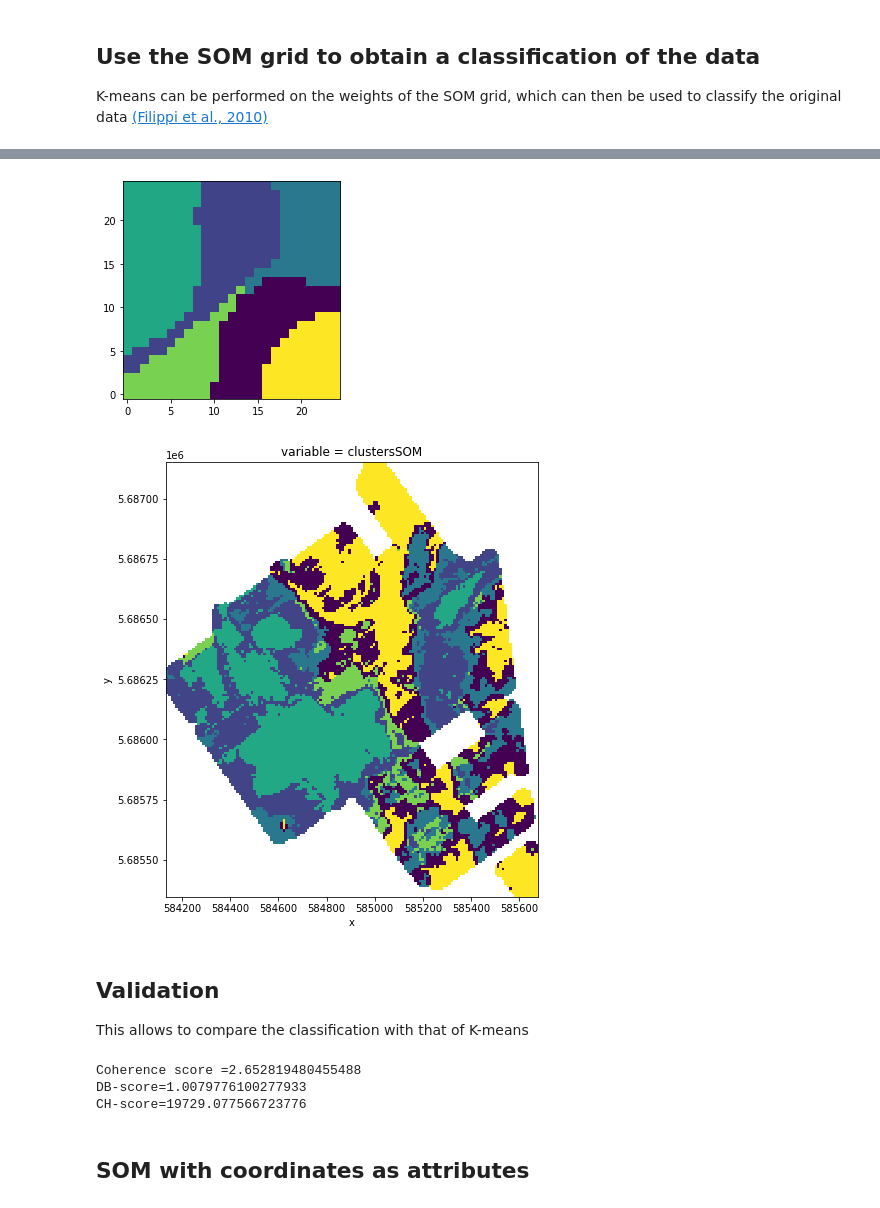
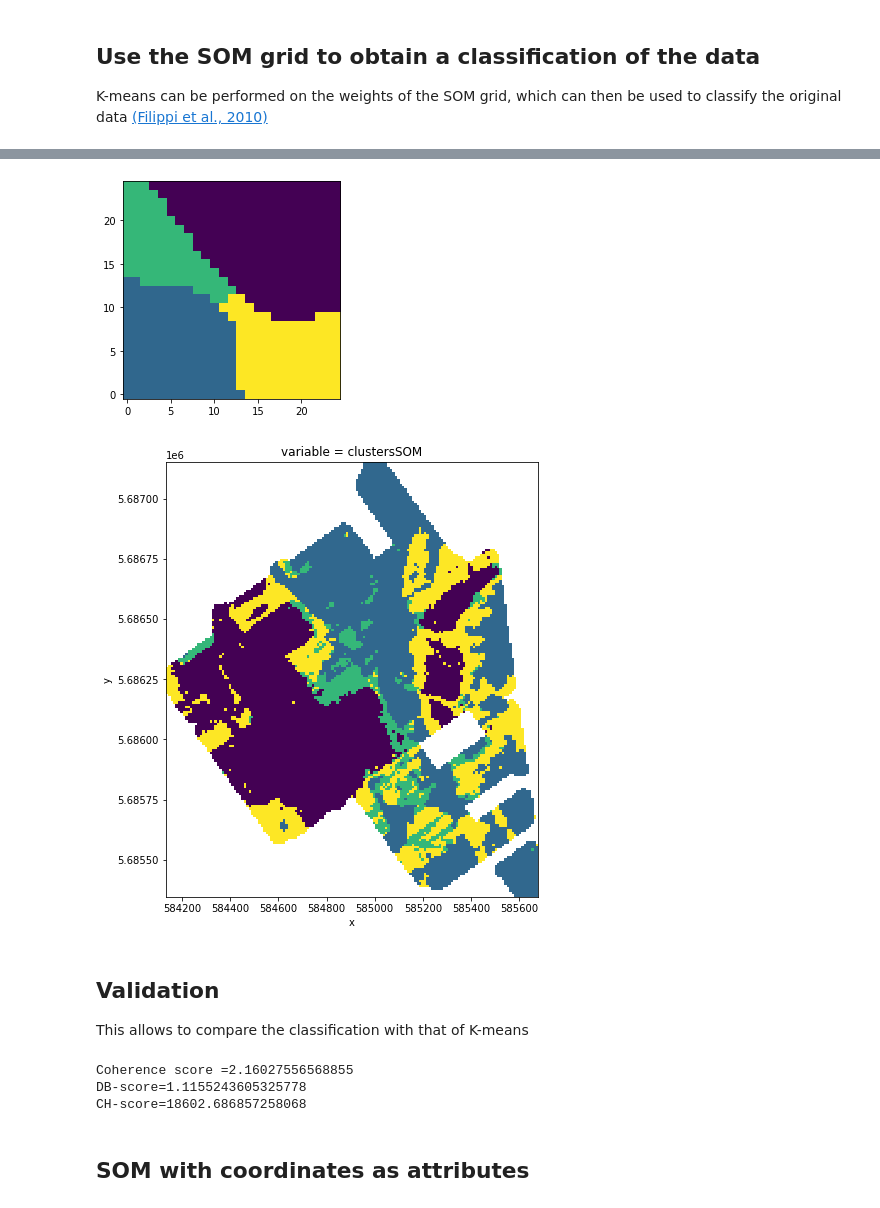
Before and after one commit to drdebivre/Thesis_EMIclass, a Jupyter notebook: 4.SOM.ipynb, the cells around one changed output, grey strips where cells are left out. Saved outputs shown, nothing was run; the diff lists cells and outputs as text; code cells hidden in the pictures.

```diff
--- a/4.SOM.ipynb
+++ b/4.SOM.ipynb
@@ -191,10 +191,10 @@ plt.show()
 # %%
-clusterSOM = KMeans(n_clusters=6, random_state=0, n_init=5, init='k-means++').fit(neurons)
+clusterSOM = KMeans(n_clusters=4, random_state=0, n_init=5, init='k-means++').fit(neurons)
 clusters = clusterSOM.predict(neurons).reshape(gridrows,gridcols)
 plt.imshow(clusters, origin='lower')
 plt.show()
 # %% [output]
-[figure, old version]
+[figure, new version]
 # %%
 SOM_bmus = np.array(winners)
 
@@ -212,7 +212,7 @@ cl_array = xr_clusters.to_array()
 ax = cl_array.sel(variable='clustersSOM').plot.pcolormesh(figsize=(8,8), add_colorbar=False)
 ax.axes.set_aspect('equal')
 # %% [output]
-[figure, old version]
+[figure, new version]
 # %% [markdown]
 ## Validation
 
@@ -229,9 +229,9 @@ print("Coherence score =" + str(coh_opt))
 print("DB-score="+str(DB_opt))
 print("CH-score="+str(CH_opt))
 # %% [output]
-Coherence score =2.652819480455488
-DB-score=1.0079776100277933
-CH-score=19729.077566723776
+Coherence score =2.16027556568855
+DB-score=1.1155243605325778
+CH-score=18602.686857258068
 # %% [markdown]
 ## SOM with coordinates as attributes
 # %%
```
Also changed, not shown: parts of 9 cells of this notebook, 2 other files.
